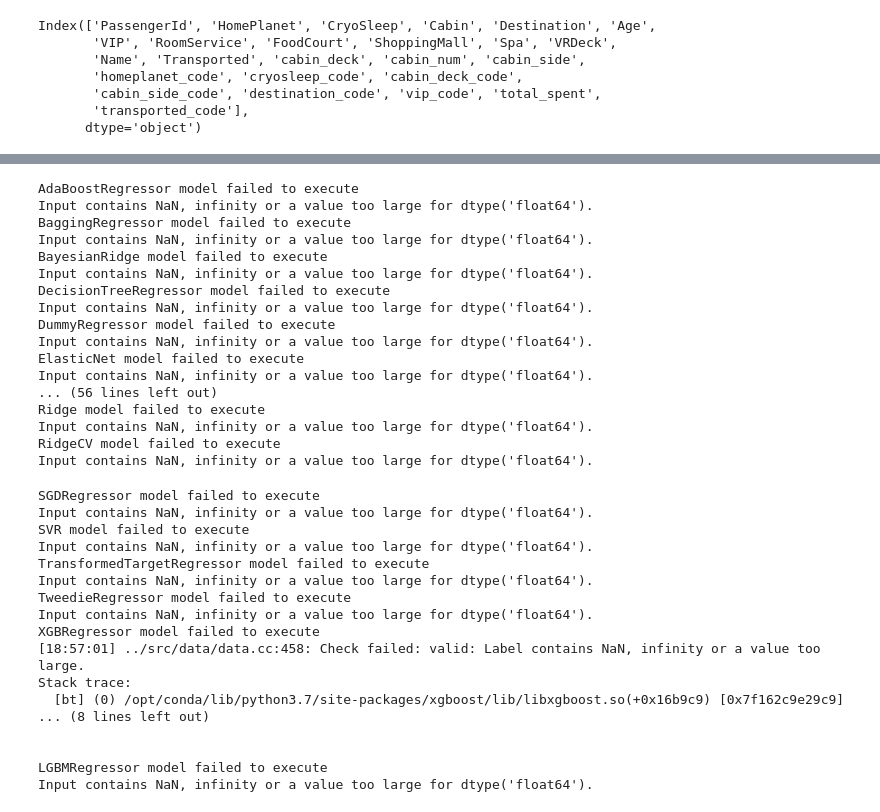
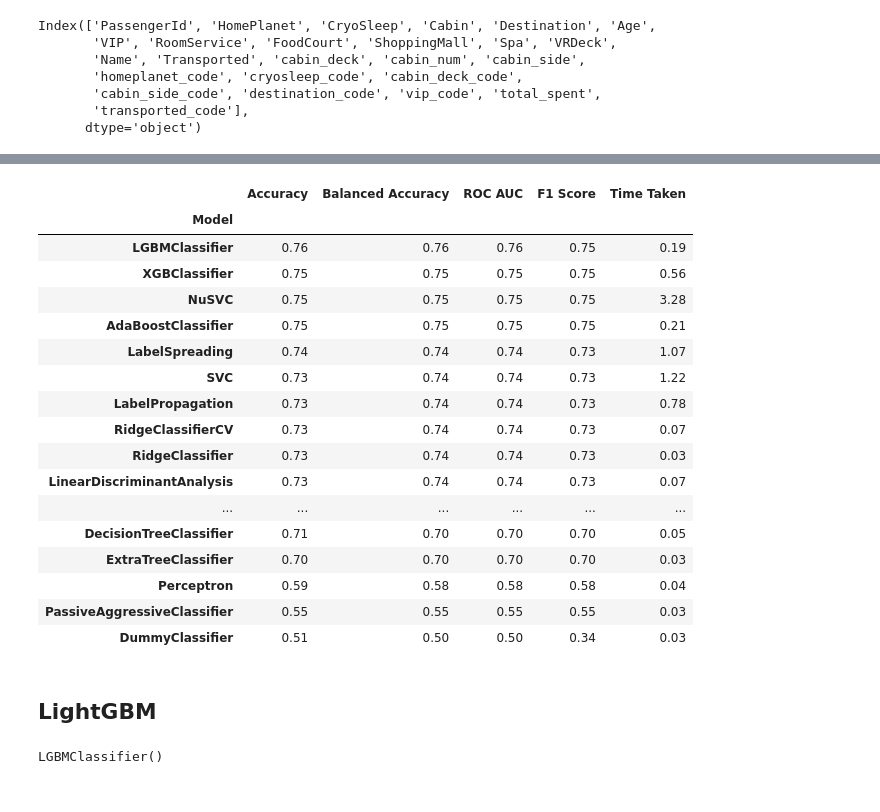
Before and after one commit to banerjeesoumya15/kaggle-works, a Jupyter notebook: spaceship-titanic.ipynb, the cells around one changed output, grey strips where cells are left out. Drawn from its saved outputs; the diff is of its cells as text; code cells hidden in the pictures.

```diff
--- a/spaceship-titanic.ipynb
+++ b/spaceship-titanic.ipynb
@@ -519,5 +581,5 @@ df['total_spent'] = df['RoomService'] + df['FoodCourt'] + df['ShoppingMall'] + d
 # %%
 # target variable
-df['transported_code'] = df['Transported'].map({True:0, False:1})
+df['transported_code'] = df['Transported'].map({'True':0, 'False':1})
 # %% [markdown]
 ## Modelling
@@ -544,7 +596,7 @@ Index(['PassengerId', 'HomePlanet', 'CryoSleep', 'Cabin', 'Destination', 'Age',
 # %%
 # columns to use
 x_cols = [
-#     'total_spent',
+     'total_spent',
     'homeplanet_code',
     'cryosleep_code',
     'cabin_deck_code',
@@ -558,3 +610,7 @@ y_col = 'transported_code'
 # X = df.drop(columns=['Transported'])
 X = df[x_cols]
 y = df[y_col]
+# %%
+# convert to numpy
+X = X.to_numpy()
+y = y.to_numpy()
@@ -614,38 +689,34 @@ from lazypredict.Supervised import LazyRegressor
 # %%
-reg = LazyRegressor(verbose=1, ignore_warnings=False, custom_metric=None)
-models, predictions = reg.fit(X_train, X_test, y_train, y_test)
+# Fit the classifier
+clf = LazyClassifier(verbose=0,ignore_warnings=True, custom_metric=None)
+models, predictions = clf.fit(X_train, X_test, y_train, y_test)
-# %% [output]
-AdaBoostRegressor model failed to execute
-Input contains NaN, infinity or a value too large for dtype('float64').
-BaggingRegressor model failed to execute
-Input contains NaN, infinity or a value too large for dtype('float64').
-BayesianRidge model failed to execute
-Input contains NaN, infinity or a value too large for dtype('float64').
-DecisionTreeRegressor model failed to execute
-Input contains NaN, infinity or a value too large for dtype('float64').
-DummyRegressor model failed to execute
-Input contains NaN, infinity or a value too large for dtype('float64').
-ElasticNet model failed to execute
-Input contains NaN, infinity or a value too large for dtype('float64').
-... (56 lines left out)
-Ridge model failed to execute
-Input contains NaN, infinity or a value too large for dtype('float64').
-RidgeCV model failed to execute
-Input contains NaN, infinity or a value too large for dtype('float64').
-SGDRegressor model failed to execute
-Input contains NaN, infinity or a value too large for dtype('float64').
-SVR model failed to execute
-Input contains NaN, infinity or a value too large for dtype('float64').
-TransformedTargetRegressor model failed to execute
-Input contains NaN, infinity or a value too large for dtype('float64').
-TweedieRegressor model failed to execute
-Input contains NaN, infinity or a value too large for dtype('float64').
-XGBRegressor model failed to execute
-[18:57:01] ../src/data/data.cc:458: Check failed: valid: Label contains NaN, infinity or a value too large.
-Stack trace:
-  [bt] (0) /opt/conda/lib/python3.7/site-packages/xgboost/lib/libxgboost.so(+0x16b9c9) [0x7f162c9e29c9]
-... (8 lines left out)
-
-
-LGBMRegressor model failed to execute
-Input contains NaN, infinity or a value too large for dtype('float64').
+# %%
+models
+# %% [output]
+|  | Accuracy | Balanced Accuracy | ROC AUC | F1 Score | Time Taken |
+| Model |  |  |  |  |  |
+| LGBMClassifier | 0.76 | 0.76 | 0.76 | 0.75 | 0.19 |
+| XGBClassifier | 0.75 | 0.75 | 0.75 | 0.75 | 0.56 |
+| NuSVC | 0.75 | 0.75 | 0.75 | 0.75 | 3.28 |
+| AdaBoostClassifier | 0.75 | 0.75 | 0.75 | 0.75 | 0.21 |
+| LabelSpreading | 0.74 | 0.74 | 0.74 | 0.73 | 1.07 |
+| SVC | 0.73 | 0.74 | 0.74 | 0.73 | 1.22 |
+| LabelPropagation | 0.73 | 0.74 | 0.74 | 0.73 | 0.78 |
+| RidgeClassifierCV | 0.73 | 0.74 | 0.74 | 0.73 | 0.07 |
+| RidgeClassifier | 0.73 | 0.74 | 0.74 | 0.73 | 0.03 |
+| LinearDiscriminantAnalysis | 0.73 | 0.74 | 0.74 | 0.73 | 0.07 |
+| ... | ... | ... | ... | ... | ... |
+| DecisionTreeClassifier | 0.71 | 0.70 | 0.70 | 0.70 | 0.05 |
+| ExtraTreeClassifier | 0.70 | 0.70 | 0.70 | 0.70 | 0.03 |
+| Perceptron | 0.59 | 0.58 | 0.58 | 0.58 | 0.04 |
+| PassiveAggressiveClassifier | 0.55 | 0.55 | 0.55 | 0.55 | 0.03 |
+| DummyClassifier | 0.51 | 0.50 | 0.50 | 0.34 | 0.03 |
+# %% [markdown]
+## LightGBM
+# %%
+# build the lightgbm model
+import lightgbm as lgb
+clf = lgb.LGBMClassifier()
+clf.fit(X_train, y_train)
+# %% [output]
+LGBMClassifier()
```
Also changed, not shown: parts of 42 cells of this notebook.
